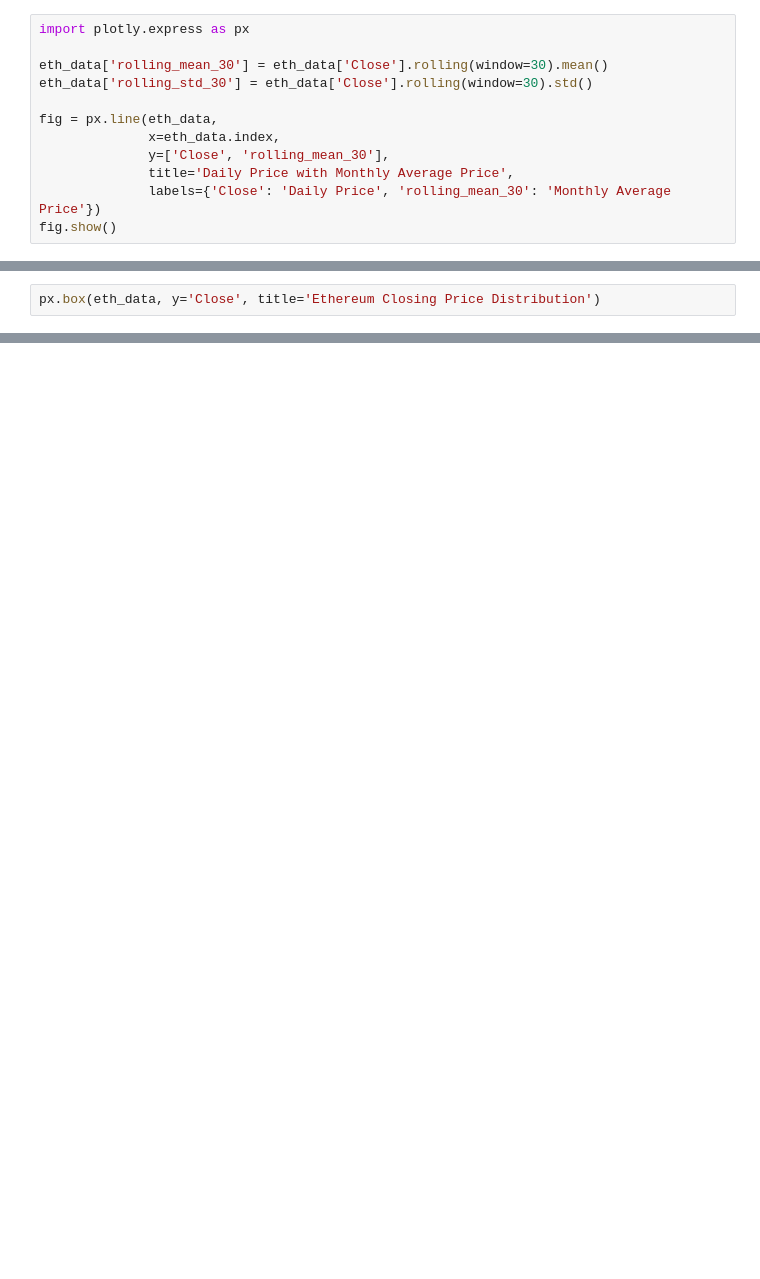
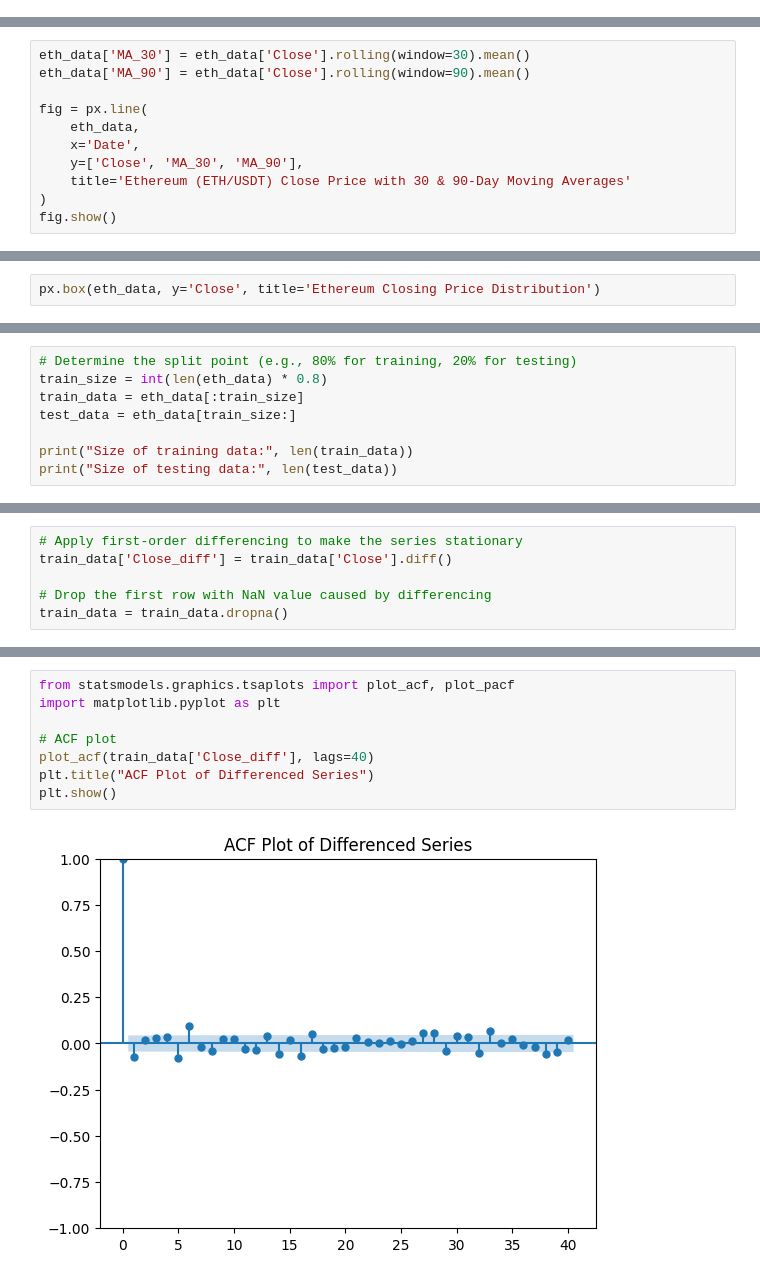
Before and after one commit to PatheticUser/ARIMA, a Jupyter notebook: main.ipynb, the cells around one changed output, grey strips where cells are left out. Cells and saved outputs as stored; diff of their text form; blank space fills up the shorter version.

```diff
--- a/main.ipynb
+++ b/main.ipynb
@@ -114,12 +116,0 @@ px.line(eth_data, x=eth_data.index, y='Volume', title='Ethereum (ETH/USDT) Daily
-# %%
-import plotly.express as px
-
-eth_data['rolling_mean_30'] = eth_data['Close'].rolling(window=30).mean()
-eth_data['rolling_std_30'] = eth_data['Close'].rolling(window=30).std()
-
-fig = px.line(eth_data,
-              x=eth_data.index,
-              y=['Close', 'rolling_mean_30'],
-              title='Daily Price with Monthly Average Price',
-              labels={'Close': 'Daily Price', 'rolling_mean_30': 'Monthly Average Price'})
-fig.show()
@@ -127,0 +117,11 @@ px.line(eth_data, x=eth_data.index, y='rolling_std_30', title='30-Day Rolling St
+# %%
+eth_data['MA_30'] = eth_data['Close'].rolling(window=30).mean()
+eth_data['MA_90'] = eth_data['Close'].rolling(window=90).mean()
+
+fig = px.line(
+    eth_data,
+    x='Date',
+    y=['Close', 'MA_30', 'MA_90'],
+    title='Ethereum (ETH/USDT) Close Price with 30 & 90-Day Moving Averages'
+)
+fig.show()
@@ -129,0 +182,8 @@ px.box(eth_data, y='Close', title='Ethereum Closing Price Distribution')
+# %%
+# Determine the split point (e.g., 80% for training, 20% for testing)
+train_size = int(len(eth_data) * 0.8)
+train_data = eth_data[:train_size]
+test_data = eth_data[train_size:]
+
+print("Size of training data:", len(train_data))
+print("Size of testing data:", len(test_data))
@@ -129,0 +290,6 @@ px.box(eth_data, y='Close', title='Ethereum Closing Price Distribution')
+# %%
+# Apply first-order differencing to make the series stationary
+train_data['Close_diff'] = train_data['Close'].diff()
+
+# Drop the first row with NaN value caused by differencing
+train_data = train_data.dropna()
@@ -129,0 +349,10 @@ px.box(eth_data, y='Close', title='Ethereum Closing Price Distribution')
+# %%
+from statsmodels.graphics.tsaplots import plot_acf, plot_pacf
+import matplotlib.pyplot as plt
+
+# ACF plot
+plot_acf(train_data['Close_diff'], lags=40)
+plt.title("ACF Plot of Differenced Series")
+plt.show()
+# %% [output]
+[figure, added]
```
Also changed, not shown: parts of 33 cells of this notebook.
